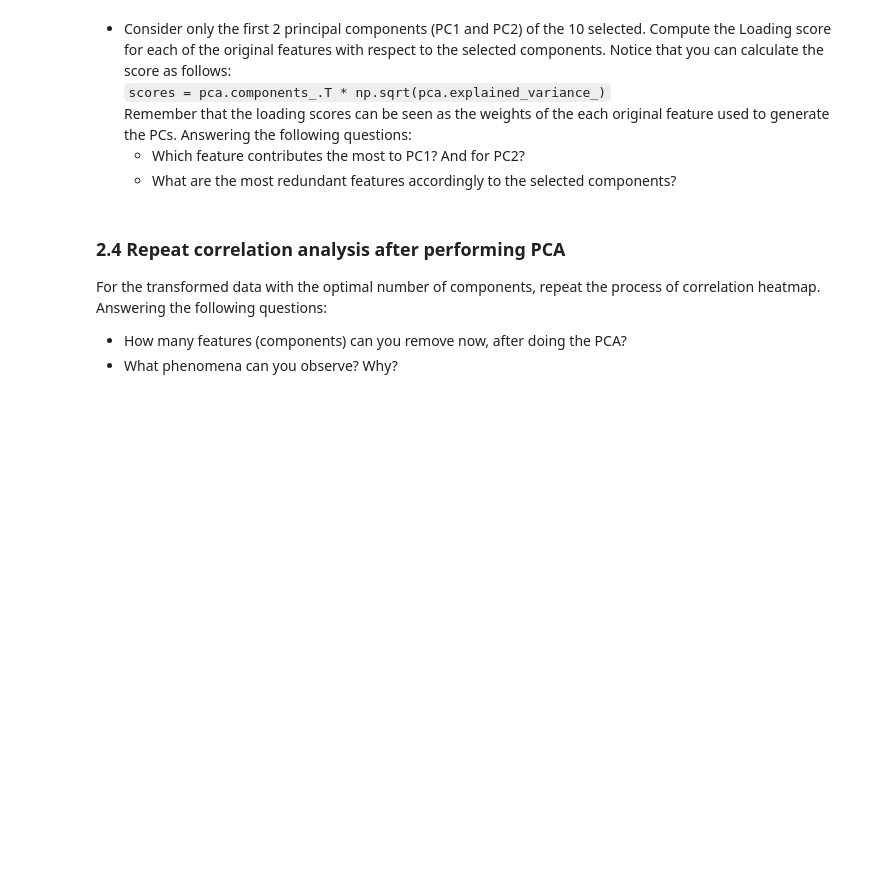
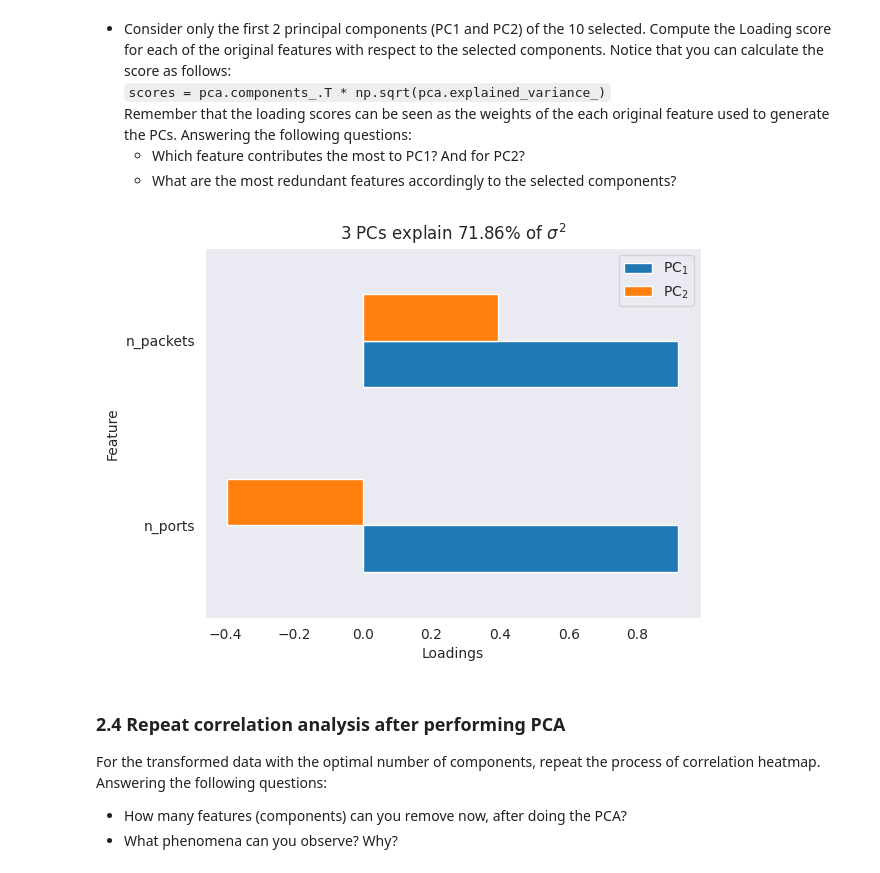
Before and after one commit to eferollo/ML4N, a Jupyter notebook: Labs/LAB5/lab_5.ipynb, the cells around one changed output. Saved outputs shown, nothing was run; the diff lists cells and outputs as text; code cells hidden in the pictures; blank space fills up the shorter version.

```diff
--- a/Labs/LAB5/lab_5.ipynb
+++ b/Labs/LAB5/lab_5.ipynb
@@ -309,4 +332,16 @@ Let us begin by examining dimensionality reduction and how the number of compone
 # %% [markdown]
 - From now on, keep the first 10 components, initializing PCA and fitting as well as transforming the dataset again. What is the cumulative explained variance. Is it identical to the one given in the plot of cumulative explained variance, why?
 # %%
-# Your answer here
+# Your answer her# initialize the PCA with the best numbre of components, in this case, it's 3
+pca = PCA(n_components=10, random_state=15)
+
+# fit the data to new space
+pca.fit(df_ips_scaled[df_ips_scaled.columns[:10]])
+
+# transform the original data into PCA components
+pca_result = pca.transform(df_ips_scaled[df_ips_scaled.columns[:10]])
+
+# create the new dataset
+df_ips_pca = pd.DataFrame(pca_result, columns=['component_1', 'component_2', 'component_3','component_4', 'component_5', 'component_6','component_7', 'component_8', 'component_9', 'components_10'])
+df_ips_pca['src_ip'] = df_ips_scaled.index
+display(df_ips_pca)
@@ -316,7 +365,23 @@ Remember that the loading scores can be seen as the weights of the each original
     - Which feature contributes the most to PC1? And for PC2?
     - What are the most redundant features accordingly to the selected components?
 # %%
-# Your answer here
+# Compute the loading scores and create the dataframe
+loadings = pd.DataFrame(
+    data = pca.components_.T * np.sqrt(pca.explained_variance_),
+    columns = [f'PC{i}' for i in range(1, 3)],
+    index = df_ips_scaled.columns[:2]
+)
+
+plt.figure()
+loadings = loadings[['PC1', 'PC2']]
+loadings.sort_values(['PC1', 'PC2']).rename(columns={'PC1':'PC$_{1}$', 'PC2':'PC$_{2}$'}).plot.barh(ax=plt.gca())
+plt.grid()
+plt.xlabel('Loadings')
+plt.ylabel('Feature')
+plt.title(f'3 PCs explain {round(perc_cumul_exp_var[2], 2)}% of $\sigma^2$')
+plt.show()
+# %% [output]
+[figure, added]
 # %% [markdown]
 ### 2.4 Repeat correlation analysis after performing PCA
 For the transformed data with the optimal number of components, repeat the process of correlation heatmap. Answering the following questions:
```
Also changed, not shown: parts of 8 cells of this notebook.
